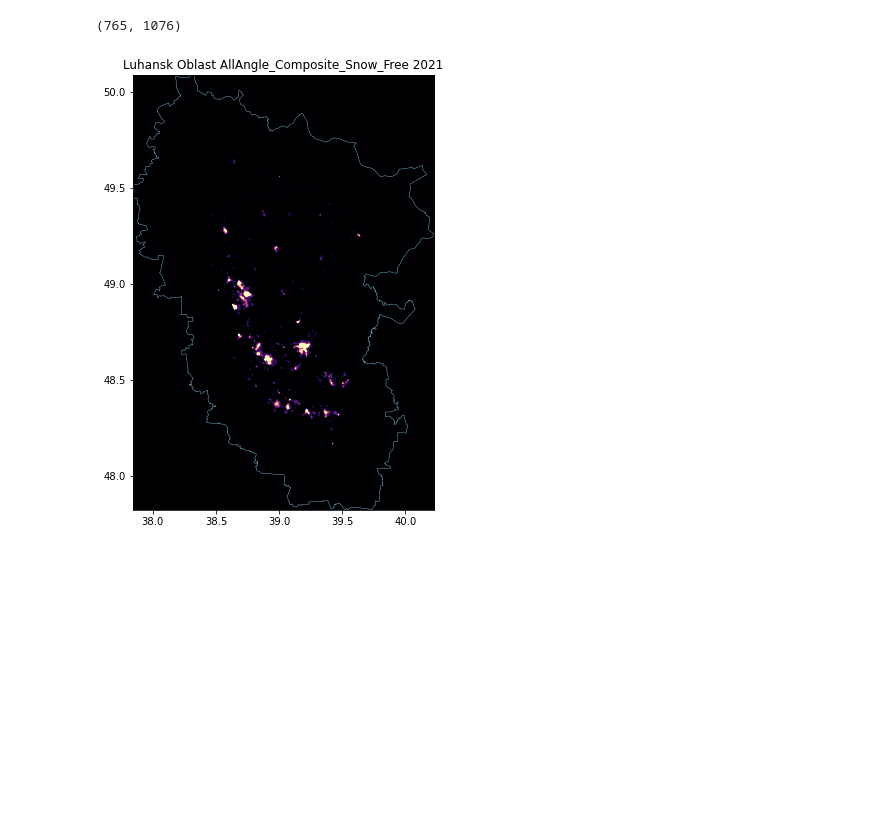
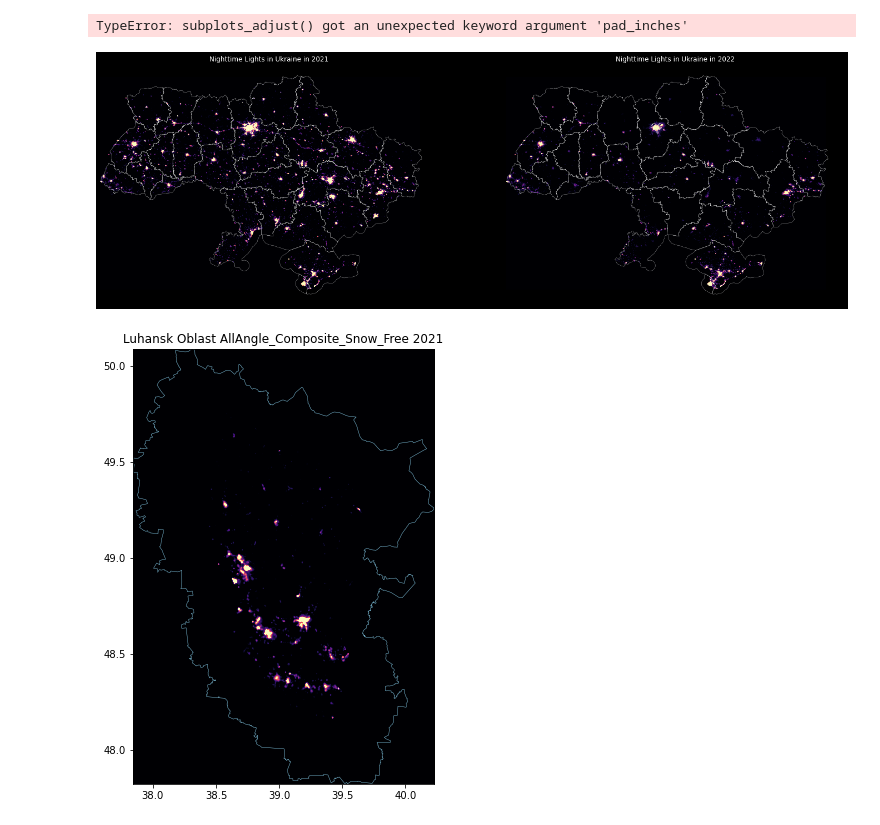
Before and after one commit to lollex90/masters-diss, a Jupyter notebook: plotting.ipynb, the cells around one changed output. Cells and saved outputs as stored; diff of their text form; code cells hidden in the pictures; blank space fills up the shorter version.

```diff
--- a/plotting.ipynb
+++ b/plotting.ipynb
@@ -20,8 +14,44 @@ dnb_2022_ukr.load_regional_images()
-# %%
-# print the shape of the image
-dnb_2021_ukr.regional_images_pad["AllAngle_Composite_Snow_Free"]["Kherson Oblast"].shape
-# %% [output]
-(765, 1076)
+# %%
+# Load the rasters
+ukraine_2021 = rasterio.open("data/annual_rasters/2021_ukr_AllAngle_Composite_Snow_Free_dnb_hq.tif")
+ukraine_2022 = rasterio.open("data/annual_rasters/2022_ukr_AllAngle_Composite_Snow_Free_dnb_hq.tif")
+
+# read ukranian borders
+ukraine_polygon = gpd.read_file("data/ukraine-outline_710.geojson")
+reg_bbox = ukraine_polygon["geometry"].total_bounds
+extent = [reg_bbox[0], reg_bbox[2], reg_bbox[1], reg_bbox[3]]
+
+# read regional borders
+regions = gpd.read_file("geoBoundaries-UKR-ADM1.geojson")
+
+# mask the raster
+masked_2021, transform = mask(ukraine_2021, ukraine_polygon["geometry"], crop=True, all_touched=True)
+masked_2022, transform = mask(ukraine_2022, ukraine_polygon["geometry"], crop=True, all_touched=True)
+
+norm = Normalize(vmin=0, vmax=40)
+fig, axes = plt.subplots(nrows=1, ncols=2, figsize=(24, 8), facecolor='black')
+fig.patch.set_facecolor('black')
+
+# Plot 2021 raster
+im1 = axes[0].imshow(masked_2021[0], extent=extent, norm=norm, cmap="magma")
+#ukraine_polygon.boundary.plot(ax=axes[0], edgecolor='white', linewidth=0.6)
+regions.boundary.plot(ax=axes[0], edgecolor='white', linewidth=0.3)
+axes[0].set_title("Nighttime Lights in Ukraine in 2021", color='white')
+axes[0].axis('off')
+
+# Plot 2022 raster
+im2 = axes[1].imshow(masked_2022[0], extent=extent, norm=norm, cmap="magma")
+# ukraine_polygon.boundary.plot(ax=axes[1], edgecolor='white', linewidth=0.6)
+regions.boundary.plot(ax=axes[1], edgecolor='white', linewidth=0.3)
+axes[1].set_title("Nighttime Lights in Ukraine in 2022", color='white')
+axes[1].axis('off')
+
+plt.subplots_adjust(wspace=0, hspace=0, left=0, right=1, top=1, bottom=0, pad_inches=0)
+fig.patch.set_alpha(0)
+plt.show()
+# %% [output]
+TypeError: subplots_adjust() got an unexpected keyword argument 'pad_inches'
+[figure, added]
 # %%
 # Load data, pol
 poland_polygons = gpd.read_file("poland_boundaries.geojson")
```
Also changed, not shown: parts of 2 cells of this notebook.
